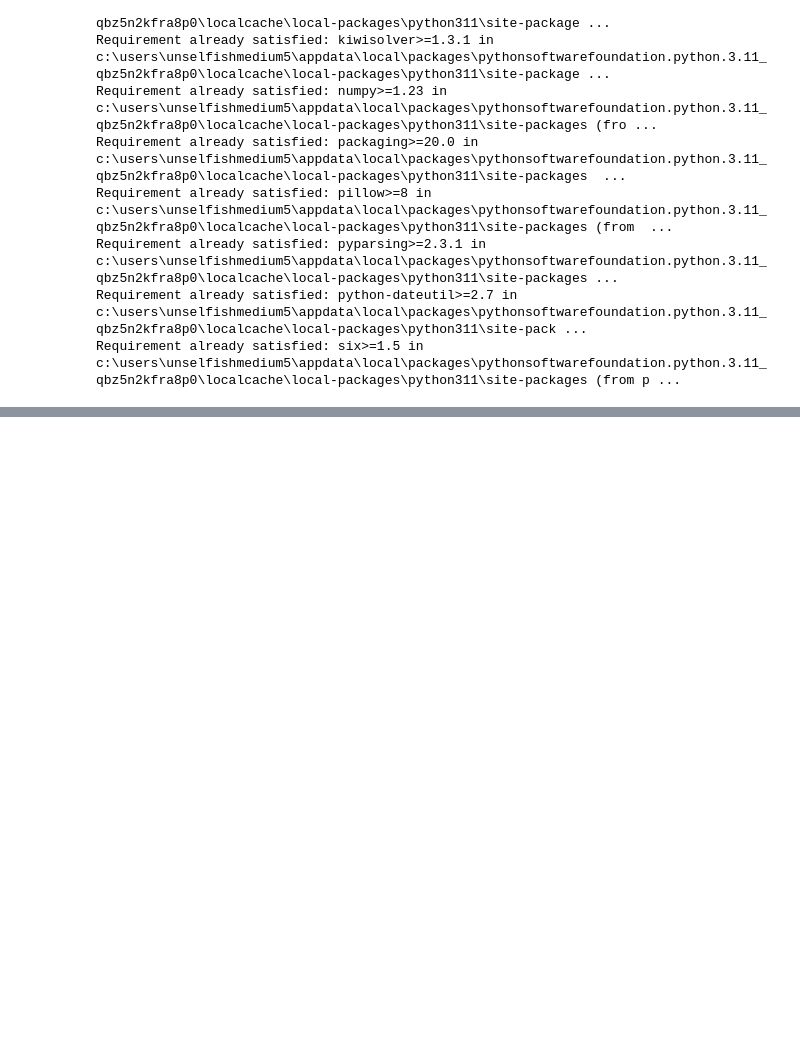
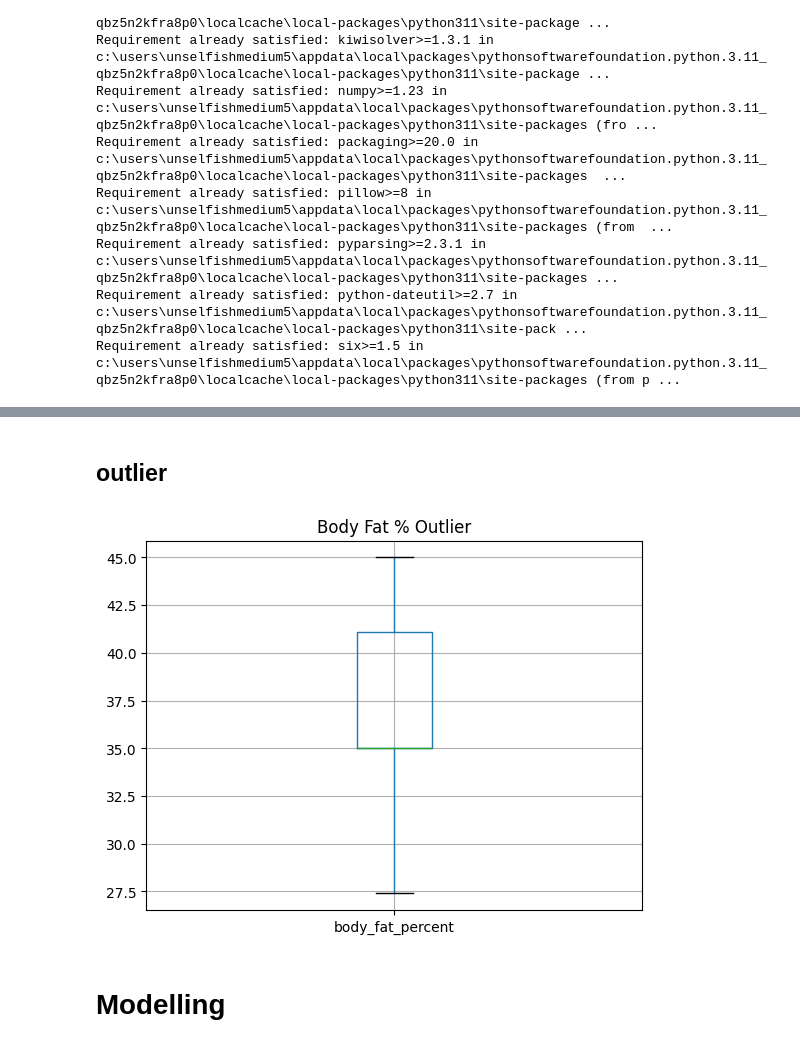
Before and after one commit to Mudit021/Body-Fat-Prediction, a Jupyter notebook: notebook.ipynb, the cells around one changed output, grey strips where cells are left out. Saved outputs shown, nothing was run; the diff lists cells and outputs as text; code cells hidden in the pictures; blank space fills up the shorter version.

```diff
--- a/notebook.ipynb
+++ b/notebook.ipynb
@@ -172,0 +201,8 @@ plt.show()
+# %% [markdown]
+## outlier
+# %%
+df.boxplot(column="body_fat_percent")
+plt.title("Body Fat % Outlier")
+plt.show()
+# %% [output]
+[figure, added]
@@ -172,0 +213,2 @@ plt.show()
+# %% [markdown]
+# Modelling
```
Also changed, not shown: parts of 20 cells of this notebook, 1 other file.
